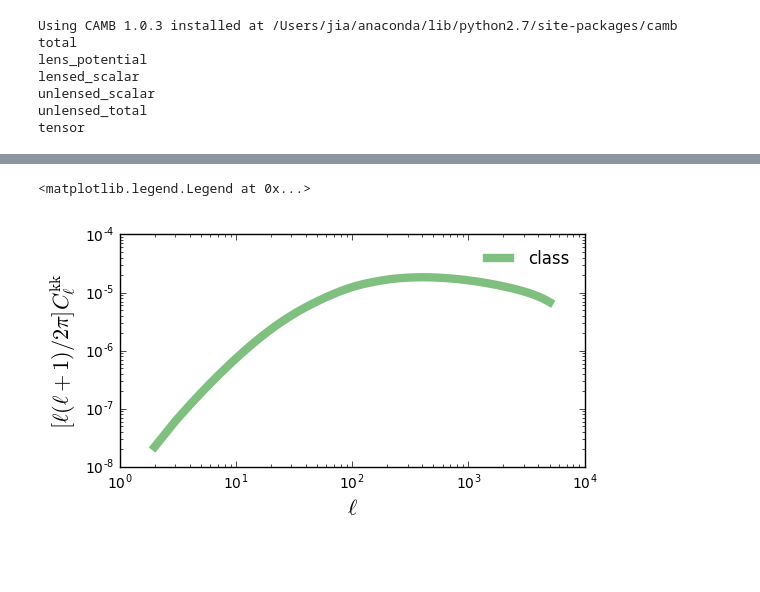
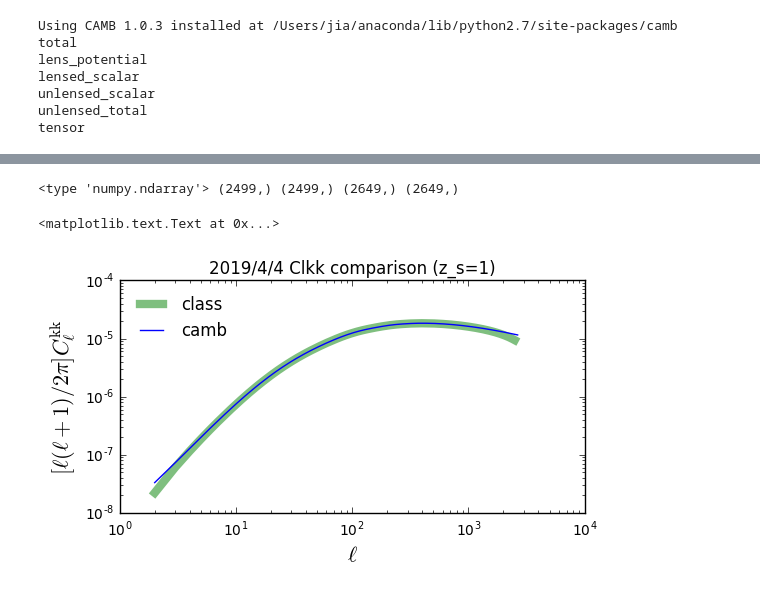
Before and after one commit to liuxx479/emudesgin, a Jupyter notebook: observables.ipynb, the cells around one changed output, grey strips where cells are left out. Saved outputs shown, nothing was run; the diff lists cells and outputs as text; code cells hidden in the pictures; blank space fills up the shorter version.

```diff
--- a/observables.ipynb
+++ b/observables.ipynb
@@ -17,12 +15,17 @@ A_s = 2.1e-9
 h=0.7
 OmegaB = 0.046
 OmegaM = 0.3
-ombh2 = OmegaB*h**2
-omch2 = (OmegaM-OmegaB)*h**2
 n_s = 0.97
 tau = 0.054
 w=-1.0
-z_reio = 10.0 #11.357
+
+### derived parameters
+#z_reio = 10.0 #11.357
+ombh2 = OmegaB*h**2
+omch2 = (OmegaM-OmegaB)*h**2
+
+### accuracy parameters
+lmax=2500
 # %%
 ##########################
 ####### class ############
@@ -80,13 +81,14 @@ for k in kk:
     Pk.append(LambdaCDM.pk(k*h,0.)*h**3) # function .pk(k,z)
 # %%
 # get Clkk
-cls2=LambdaCDM.density_cl(5000)
+cls2=LambdaCDM.density_cl(2500)
 print cls2.viewkeys()
 ell=cls2['ell'][2:]
 clphiphi=cls2['ll'][0][2:]
 #clkk=1.0/4 * ((l+2.0)!/(l-2.0)!)* clphiphi
 #clkk=1.0/4 * (factorial(ell+2.0)/factorial(ell-2.0))*clphiphi
 clkk=1.0/4 * (ell+2.0)*(ell+1.0)*(ell)*(ell-1.0)*clphiphi
+#print type(clkk)
 # %% [output]
 dict_keys(['ll', 'ell'])
 # %%
@@ -104,7 +106,8 @@ pars = camb.CAMBparams()
 pars.set_cosmology(H0=h*100, ombh2=ombh2, omch2=omch2, mnu=0.0, omk=0, tau=0)
 pars.InitPower.set_params(As=A_s, ns=n_s, r=0)
 pars.set_matter_power(redshifts=[0.,], kmax=10.0)
-pars.set_for_lmax(2500, lens_potential_accuracy=0);
+pars.set_for_lmax(lmax, lens_potential_accuracy=0);
+pars.SourceWindows = [camb.sources.GaussianSourceWindow(redshift=1.0, source_type='lensing', sigma=0.0001),]
 
 #calculate results for these parameters
 results = camb.get_results(pars)
@@ -125,6 +124,17 @@ ls = np.arange(unlensedCL.shape[0])
 # %%
+## primary CMB
+unlensedCL=powers['unlensed_scalar'][:,0]
+ls = np.arange(unlensedCL.shape[0])
+
 ## Pk
 kcamb, zcamb, Pkcamb = results.get_matter_power_spectrum(minkh=1e-3, maxkh=10, npoints = 200)
 print zcamb,kcamb.shape, Pkcamb.shape
+
+## Clkk
+cls_Wz = results.get_source_cls_dict()
+for name in cls_Wz: print(name)
+clkk_camb = cls_Wz['W1xW1'][2:]
+ls2=  np.arange(2, len(clkk_camb)+2)
+#print type(clkk_camb),type(ls2)
 # %% [output]
 [0.0] (200,) (1, 200)
@@ -155,11 +171,17 @@ legend(loc=0,frameon=0)
+# %%
+print type(ell),ell.shape, clkk.shape,ls2.shape, clkk_camb.shape
+# %% [output]
+<type 'numpy.ndarray'> (2499,) (2499,) (2649,) (2649,)
 # %%
 # plot C_l^TT
 figure(3, figsize=(6,3))
 xscale('log');yscale('log');#xlim(2,2500)
 xlabel(r'$\ell$',fontsize=16)
 ylabel(r'$[\ell(\ell+1)/2\pi]  C_\ell^\mathrm{kk}$',fontsize=16)
 plot(ell,clkk*ell*(ell+1)/2./pi,'g-',lw=6,alpha=0.5,label='class')
+plot(ls2, clkk_camb,'b-',label='camb')
 legend(loc=0,frameon=0)
+title('2019/4/4 Clkk comparison (z_s=1)')
 # %% [output]
-<matplotlib.legend.Legend at 0x...>
+<matplotlib.text.Text at 0x...>
-[figure, old version]
+[figure, new version]
```
Also changed, not shown: parts of 6 cells of this notebook.
